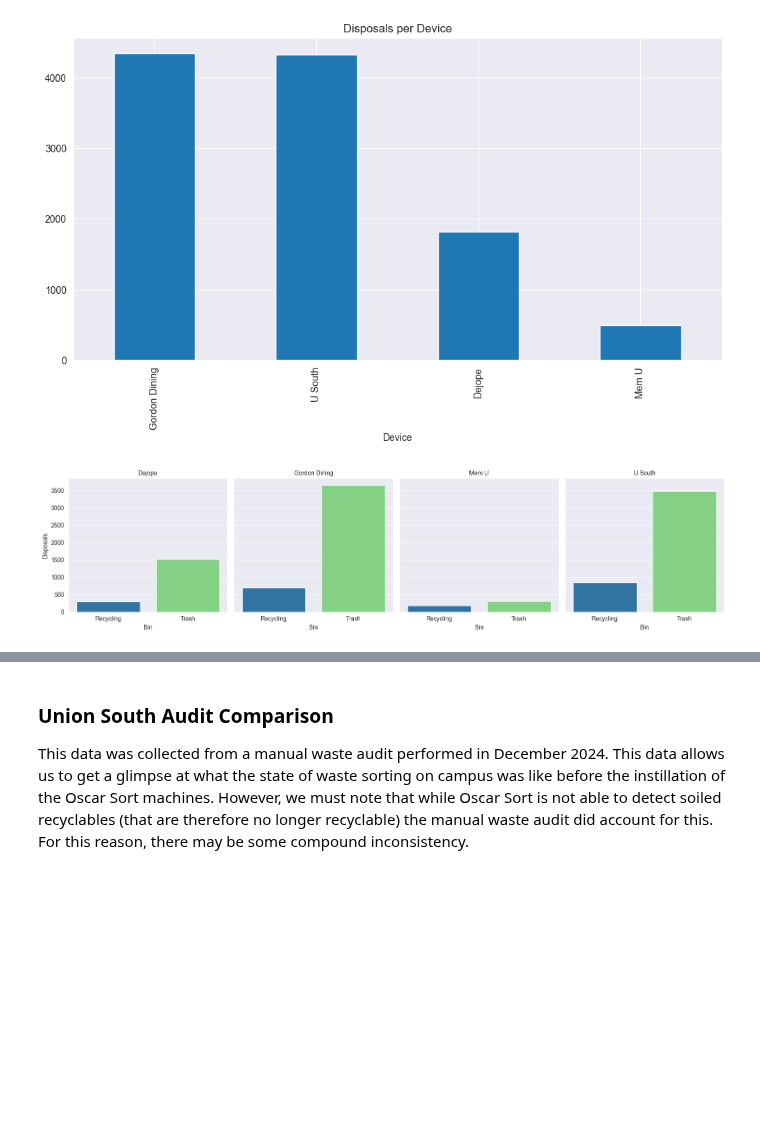
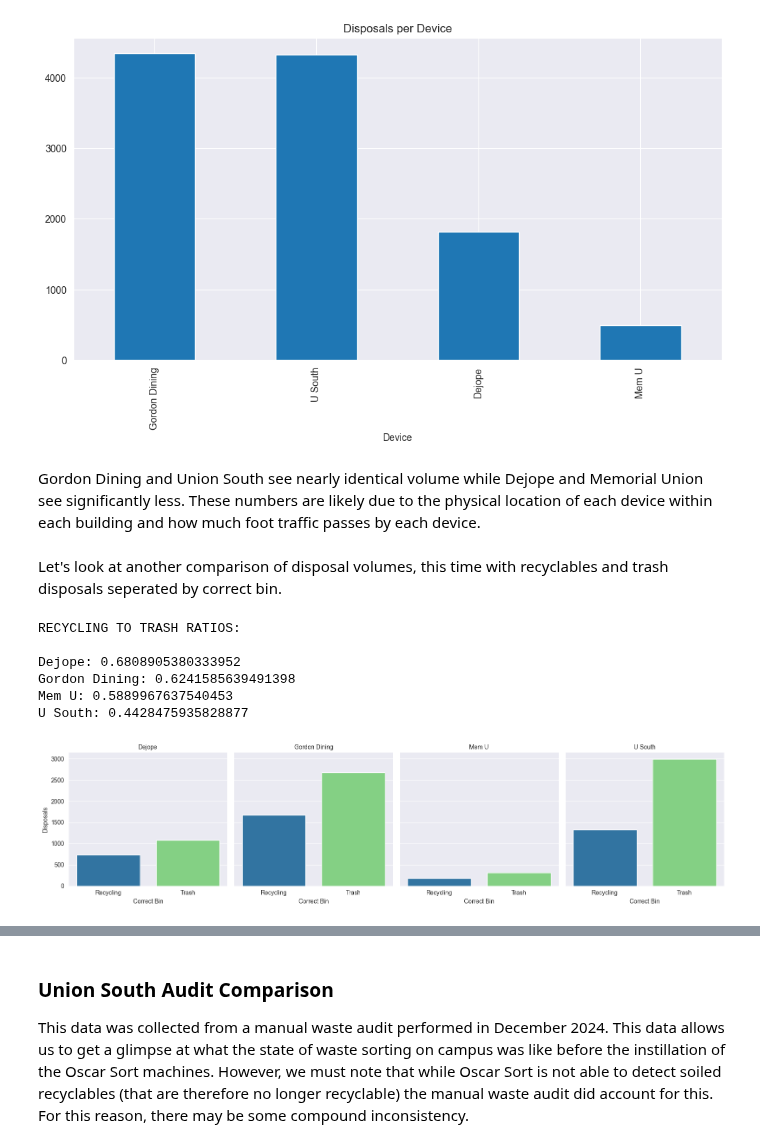
Before and after one commit to bps78/Oscar-Research-Project, a Jupyter notebook: oscar_project.ipynb, the cells around one changed output, grey strips where cells are left out. Cells and saved outputs as stored; diff of their text form; code cells hidden in the pictures; blank space fills up the shorter version.

Commit message:
Continued markdown work, new device acc visual

```diff
--- a/oscar_project.ipynb
+++ b/oscar_project.ipynb
@@ -398,15 +404,34 @@ Dejope           1812
 Mem U             491
 Name: Disposals, dtype: int64
 [figure]
+# %% [markdown]
+Gordon Dining and Union South see nearly identical volume while Dejope and Memorial Union see significantly less. These numbers are likely due to the physical location of each device within each building and how much foot traffic passes by each device.
+# %% [markdown]
+Let's look at another comparison of disposal volumes, this time with recyclables and trash disposals seperated by correct bin.
 # %%
-device_by_bin = disposals.groupby(['Device', 'Bin'])['Disposals'].sum().reset_index()
+device_by_bin = disposals.groupby(['Device', 'Correct Bin'])['Disposals'].sum().reset_index()
+
+print('RECYCLING TO TRASH RATIOS:\n')
+for location in device_by_bin['Device'].unique():
+    cur = device_by_bin[device_by_bin['Device'] == location]
+
+    recycling_sum = cur[cur['Correct Bin'] == 'Recycling']['Disposals'].sum()
+    trash_sum = cur[cur['Correct Bin'] == 'Trash']['Disposals'].sum()
+    print(location + ': ' + str(recycling_sum/ trash_sum))
+
 grid = sns.FacetGrid(device_by_bin, col= 'Device', col_wrap=4, height=4)
 
-grid.map_dataframe(sns.barplot, x='Bin', y='Disposals', hue = 'Bin', palette={'Recycling': '#1f77b4', 'Trash': '#77dd77'})
+grid.map_dataframe(sns.barplot, x='Correct Bin', y='Disposals', hue = 'Correct Bin', palette={'Recycling': '#1f77b4', 'Trash': '#77dd77'})
 
 grid.set_titles('{col_name}')
-grid.set_axis_labels('Bin', 'Disposals')
+grid.set_axis_labels('Correct Bin', 'Disposals')
 plt.tight_layout()
 plt.show()
 # %% [output]
+RECYCLING TO TRASH RATIOS:
+
+Dejope: 0.6808905380333952
+Gordon Dining: 0.6241585639491398
+Mem U: 0.5889967637540453
+U South: 0.4428475935828877
-[figure, old version]
+[figure, new version]
```
Also changed, not shown: parts of 15 cells of this notebook, 1 other file.
